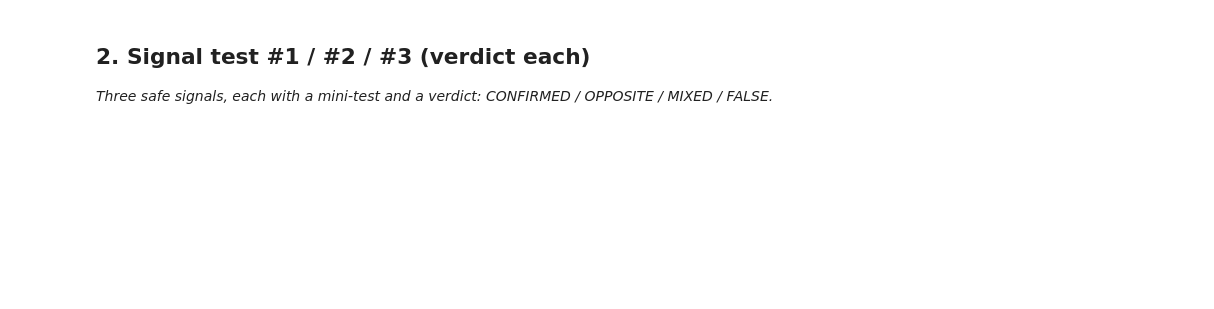
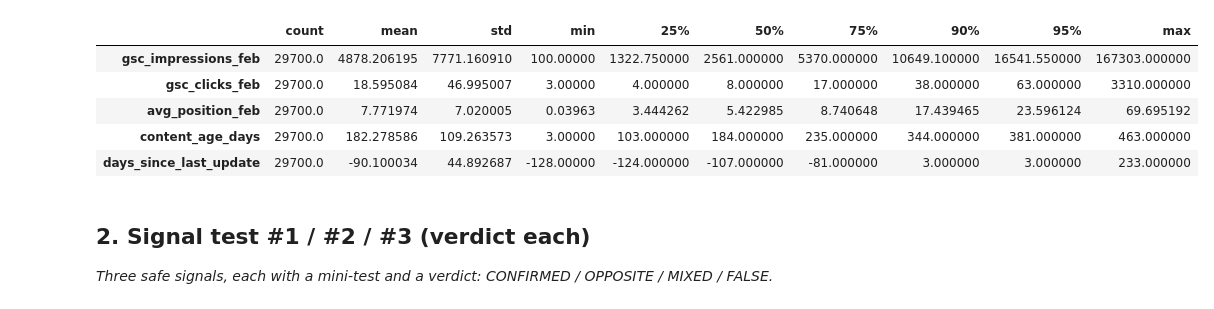
Before and after one commit to balabhadra3141/flyrank-ml-internship, a Jupyter notebook: work/notebooks/w04_signal_audit.ipynb, the cells around one changed output. Drawn from its saved outputs; the diff is of its cells as text; code cells hidden in the pictures; blank space fills up the shorter version.

```diff
--- a/work/notebooks/w04_signal_audit.ipynb
+++ b/work/notebooks/w04_signal_audit.ipynb
@@ -15,0 +76,86 @@ This skeleton is yours to fill. Work the sections **in order** — each one has
+# %%
+signal_df = con.sql(f"""
+WITH feb AS (
+    SELECT
+        client_hash_id,
+        content_hash_id,
+
+        SUM(gsc_impressions) FILTER (
+            WHERE gsc_data_available IS TRUE
+        ) AS gsc_impressions_feb,
+
+        SUM(gsc_clicks) FILTER (
+            WHERE gsc_data_available IS TRUE
+        ) AS gsc_clicks_feb,
+
+        CASE
+            WHEN SUM(gsc_impressions) FILTER (
+                WHERE gsc_data_available IS TRUE
+            ) > 0
+            THEN
+                CAST(
+                    SUM(gsc_sum_position) FILTER (
+                        WHERE gsc_data_available IS TRUE
+                    ) AS DOUBLE
+                )
+                /
+                SUM(gsc_impressions) FILTER (
+                    WHERE gsc_data_available IS TRUE
+                )
+            ELSE NULL
+        END AS avg_position_feb
+
+    FROM {FEB}
+
+    GROUP BY
+        client_hash_id,
+        content_hash_id
+)
+
+SELECT
+    f.client_hash_id,
+    f.content_hash_id,
+    f.gsc_impressions_feb,
+    f.gsc_clicks_feb,
+    f.avg_position_feb,
+
+    DATE_DIFF(
+        'day',
+        c.content_created_date,
+        DATE '2026-02-28'
+    ) AS content_age_days,
+
+    DATE_DIFF(
+        'day',
+        c.content_updated_date,
+        DATE '2026-02-28'
+    ) AS days_since_last_update
+
+FROM feb f
+
+JOIN '{DIM_CONTENT}' c
+    ON f.content_hash_id = c.content_hash_id
+
+WHERE
+    f.gsc_impressions_feb >= 100
+    AND f.gsc_clicks_feb >= 3
+    AND c.is_published IS TRUE
+    AND c.content_created_date <= DATE '2026-02-28'
+""").df()
+
+signals = [
+    "gsc_impressions_feb",
+    "gsc_clicks_feb",
+    "avg_position_feb",
+    "content_age_days",
+    "days_since_last_update",
+]
+
+print("Rows:", len(signal_df))
+
+display(
+    signal_df[signals].describe(
+        percentiles=[0.25, 0.5, 0.75, 0.90, 0.95]
+    ).T
+)
+# %% [output]
@@ -16,3 +163,9 @@ This skeleton is yours to fill. Work the sections **in order** — each one has
+|  | count | mean | std | min | 25% | 50% | 75% | 90% | 95% | max |
+| gsc_impressions_feb | 29700.0 | 4878.206195 | 7771.160910 | 100.00000 | 1322.750000 | 2561.000000 | 5370.000000 | 10649.100000 | 16541.550000 | 167303.000000 |
+| gsc_clicks_feb | 29700.0 | 18.595084 | 46.995007 | 3.00000 | 4.000000 | 8.000000 | 17.000000 | 38.000000 | 63.000000 | 3310.000000 |
+| avg_position_feb | 29700.0 | 7.771974 | 7.020005 | 0.03963 | 3.444262 | 5.422985 | 8.740648 | 17.439465 | 23.596124 | 69.695192 |
+| content_age_days | 29700.0 | 182.278586 | 109.263573 | 3.00000 | 103.000000 | 184.000000 | 235.000000 | 344.000000 | 381.000000 | 463.000000 |
+| days_since_last_update | 29700.0 | -90.100034 | 44.892687 | -128.00000 | -124.000000 | -107.000000 | -81.000000 | 3.000000 | 3.000000 | 233.000000 |
 # %% [markdown]
 ## 2. Signal test #1 / #2 / #3 (verdict each)
 
```
Also changed, not shown: parts of 26 cells of this notebook.
